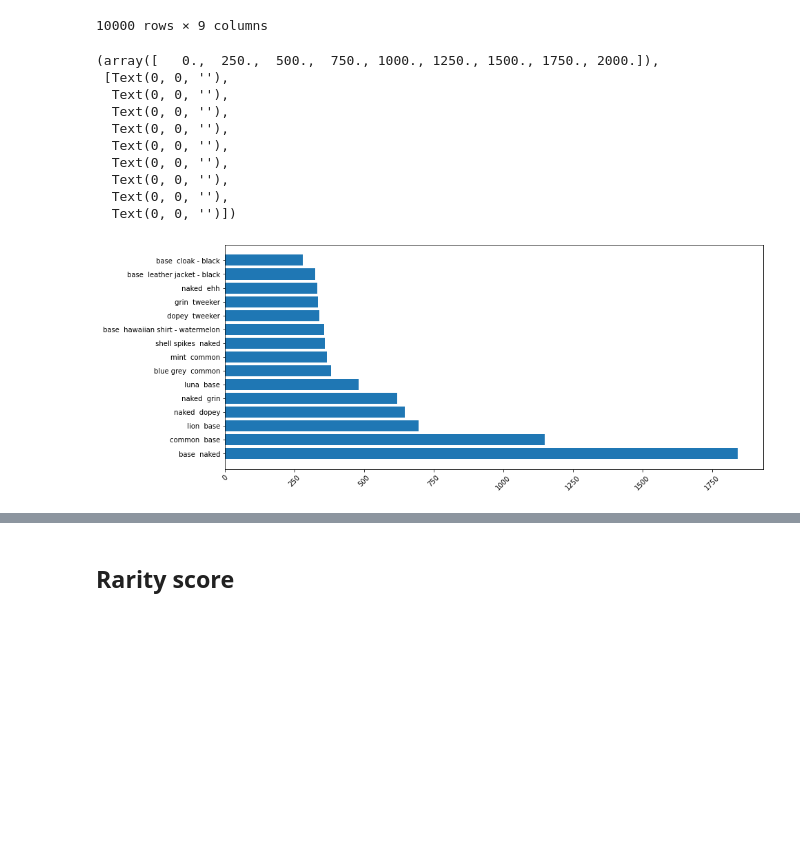
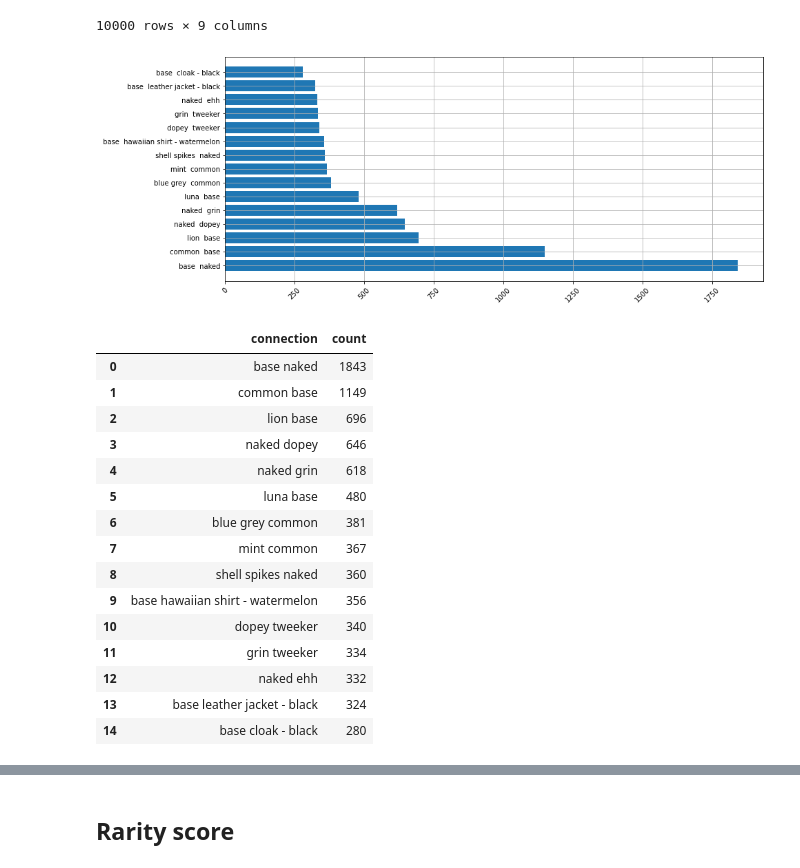
Before and after one commit to makimedmat2/AoUD-team_repo, a Jupyter notebook: mints_generaly.ipynb, the cells around one changed output, grey strips where cells are left out. Cells and saved outputs as stored; diff of their text form; code cells hidden in the pictures; blank space fills up the shorter version.

```diff
--- a/mints_generaly.ipynb
+++ b/mints_generaly.ipynb
@@ -238,0 +238,3 @@ NameError: name 'mintNFT_df' is not defined
+# %%
+PATH = os.getcwd()
+dataset_path = os.path.join(PATH, "data\\")
@@ -239,5 +245,5 @@ NameError: name 'mintNFT_df' is not defined
 # %%
-mintNFT = pd.read_csv('mints_data.csv')
+mintNFT = pd.read_csv(dataset_path +'mints_data.csv')
 # %%
 mintNFT
 # %% [output]
@@ -871,27 +932,39 @@ from sklearn.feature_extraction.text import CountVectorizer, ENGLISH_STOP_WORDS
 import re
 # %%
 all_sw = list(sklear_stopwords)
-re_exp = r"\;"
-# vectorizer = CountVectorizer(tokenizer=lambda text: re.split(re_exp,text))
-bigram_vectorizer = CountVectorizer(stop_words = all_sw, max_features=15, ngram_range=(2,2), tokenizer=lambda text: re.split(re_exp,text))
+re_exp = r"\;" # it is need because in Attribute_Phrase I used ';'.
+bigram_vectorizer = CountVectorizer(stop_words = all_sw,
+                                    max_features=15,
+                                    ngram_range=(2,2),
+                                    tokenizer=lambda text: re.split(re_exp,text))
 fit = bigram_vectorizer.fit_transform(n_Grams_df['Attribute_Phrase'])
 
-bi_counts = pd.DataFrame({'word':bigram_vectorizer.get_feature_names(), 'count':fit.sum(axis=0).tolist()[0]})
+bi_counts = pd.DataFrame({'connection':bigram_vectorizer.get_feature_names(), 'count':fit.sum(axis=0).tolist()[0]})
 bi_counts = bi_counts.sort_values(by=['count'], ascending=False).reset_index(drop=True)
 
 # plt.grid()
 plt.figure(figsize=(14,6))
-plt.barh(bi_counts['word'], bi_counts['count'])
+plt.barh(bi_counts['connection'], bi_counts['count'])
 plt.xticks(rotation=45)
+plt.grid()
 # %% [output]
-(array([   0.,  250.,  500.,  750., 1000., 1250., 1500., 1750., 2000.]),
- [Text(0, 0, ''),
-  Text(0, 0, ''),
-  Text(0, 0, ''),
-  Text(0, 0, ''),
-  Text(0, 0, ''),
-  Text(0, 0, ''),
-  Text(0, 0, ''),
-  Text(0, 0, ''),
-  Text(0, 0, '')])
-[figure, old version]
+[figure, new version]
+# %%
+bi_counts
+# %% [output]
+|  | connection | count |
+| 0 | base naked | 1843 |
+| 1 | common base | 1149 |
+| 2 | lion base | 696 |
+| 3 | naked dopey | 646 |
+| 4 | naked grin | 618 |
+| 5 | luna base | 480 |
+| 6 | blue grey common | 381 |
+| 7 | mint common | 367 |
+| 8 | shell spikes naked | 360 |
+| 9 | base hawaiian shirt - watermelon | 356 |
+| 10 | dopey tweeker | 340 |
+| 11 | grin tweeker | 334 |
+| 12 | naked ehh | 332 |
+| 13 | base leather jacket - black | 324 |
+| 14 | base cloak - black | 280 |
```
Also changed, not shown: parts of 43 cells of this notebook.
